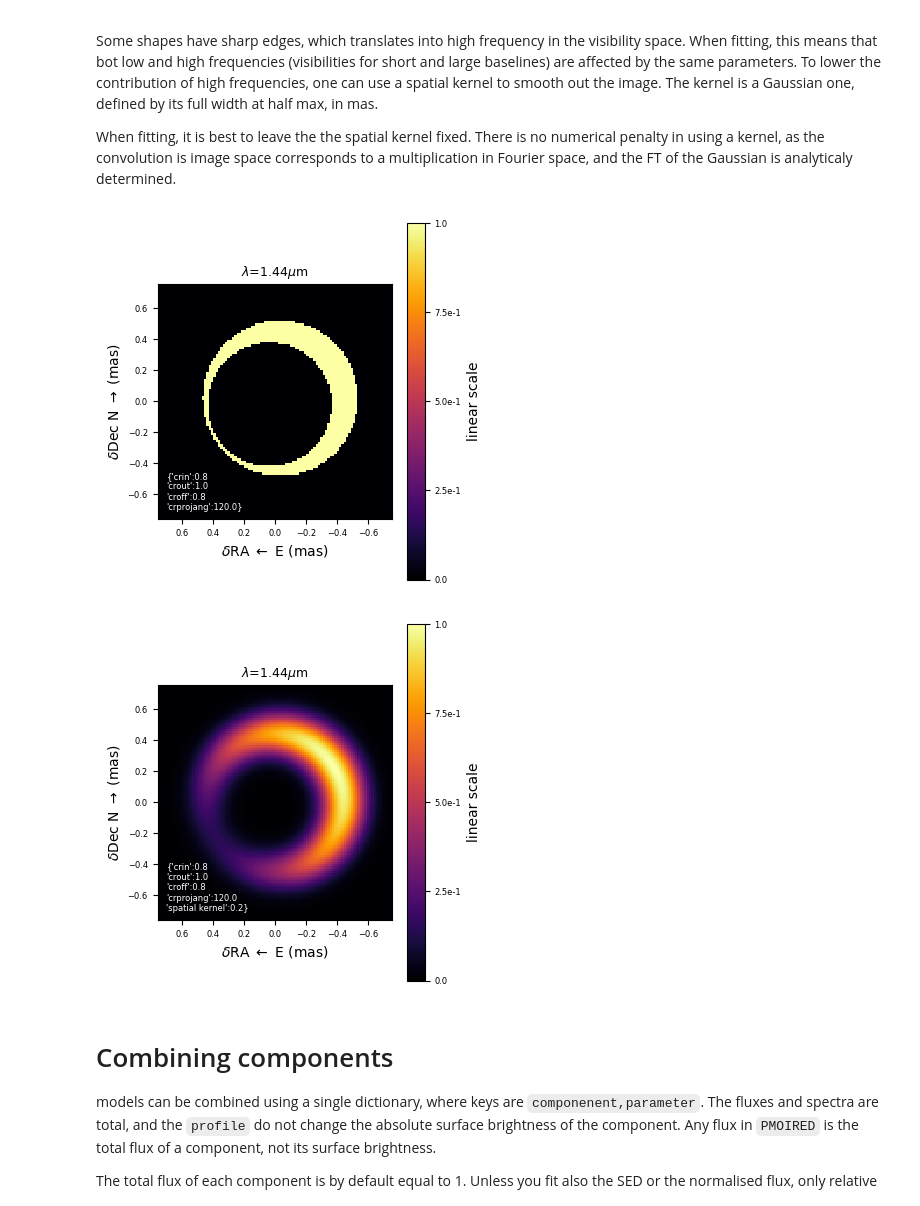
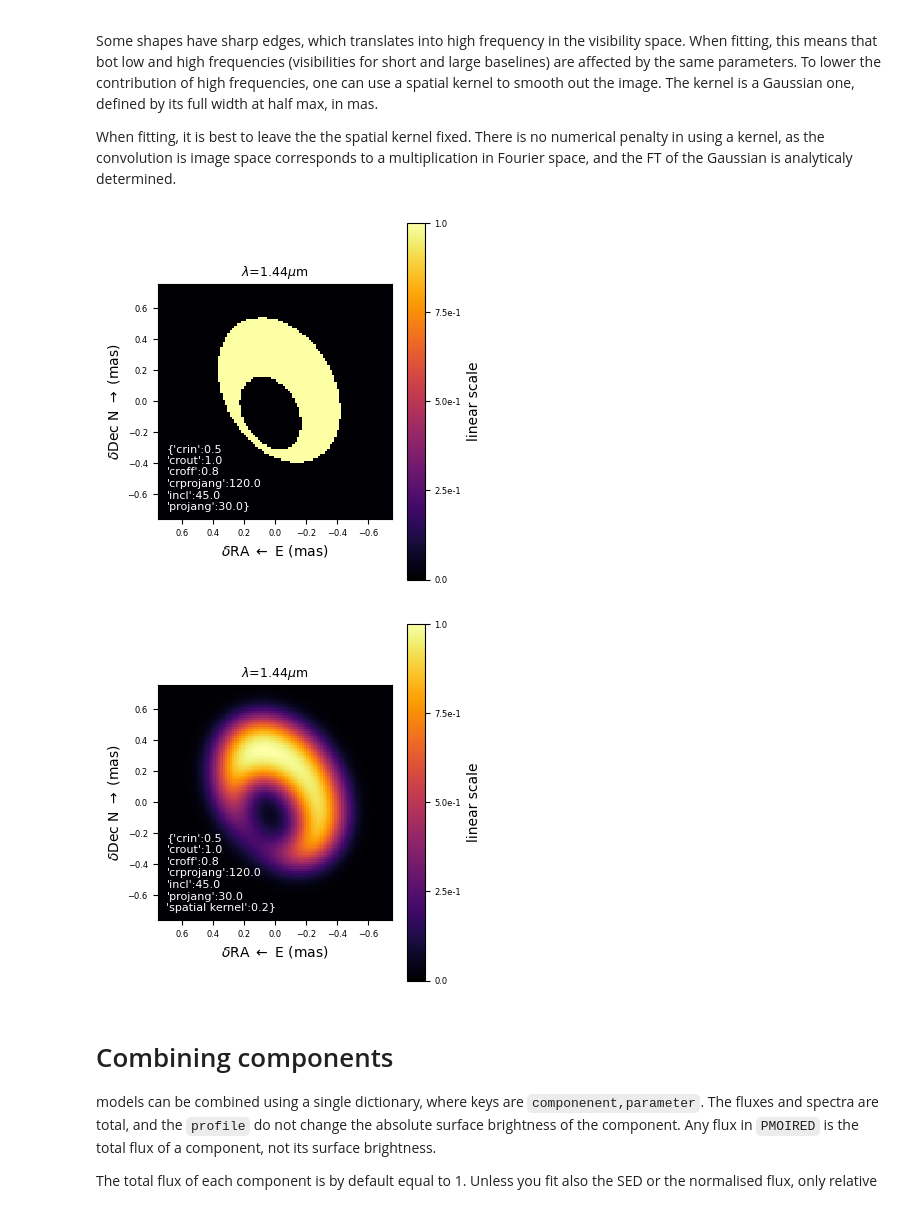
Before and after one commit to amerand/PMOIRED, a Jupyter notebook: pmoired/Model definitions and examples.ipynb, the cells around one changed output. Cells and saved outputs as stored; diff of their text form; code cells hidden in the pictures.

```diff
--- a/pmoired/Model definitions and examples.ipynb
+++ b/pmoired/Model definitions and examples.ipynb
@@ -131,17 +131,17 @@ Some shapes have sharp edges, which translates into high frequency in the visibi
 
 When fitting, it is best to leave the the spatial kernel fixed. There is no numerical penalty in using a kernel, as the convolution is image space corresponds to a multiplication in Fourier space, and the FT of the Gaussian is analyticaly determined.
 # %%
-for model in [{'crin':0.8, 'crout':1, 'croff':0.8, 'crprojang':120},
-              {'crin':0.8, 'crout':1, 'croff':0.8, 'crprojang':120, 'spatial kernel':0.2},
+for model in [{'crin':0.5, 'crout':1, 'croff':0.8, 'crprojang':120, 'incl':45, 'projang':30},
+              {'crin':0.5, 'crout':1, 'croff':0.8, 'crprojang':120, 'incl':45, 'projang':30, 'spatial kernel':0.2},
              ]:
     # -- show just the image: Field of view "imFov" has to be defined
     oi.showModel(model, WL=WL, imFov=1.5, showSED=False)
     # -- optional: overlay model dict on the plot
     t = plt.text(0.7, -0.7, '{'+'\n'.join(["'%s':'%s'"%(k, model[k].replace('$', r'\$')) if type(model[k])==str else "'%s':%.1f"%(k, model[k]) for k in model])+'}',
-                 color='w', in_layout=True, fontsize=6, ha='left')
+                 color='w', in_layout=True, fontsize=8, ha='left')
 # %% [output]
-[figure, old version]
+[figure, new version]
-[figure, old version]
+[figure, new version]
 # %% [markdown]
 # Combining components
 
```
Also changed, not shown: parts of 6 cells of this notebook.
